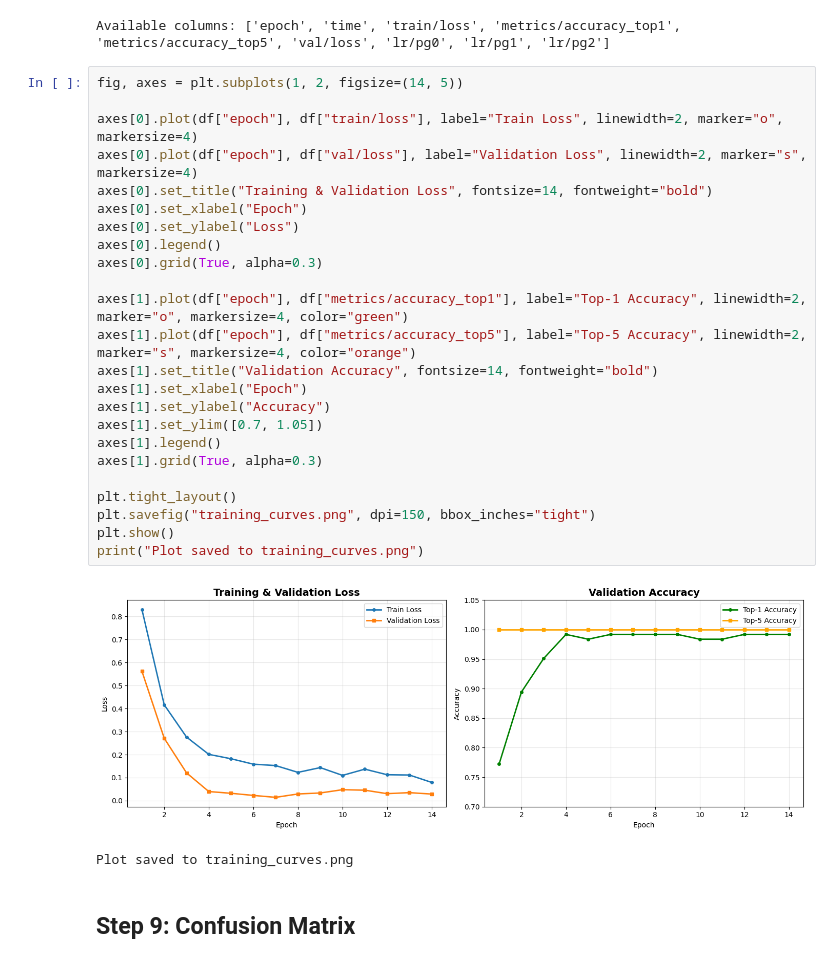
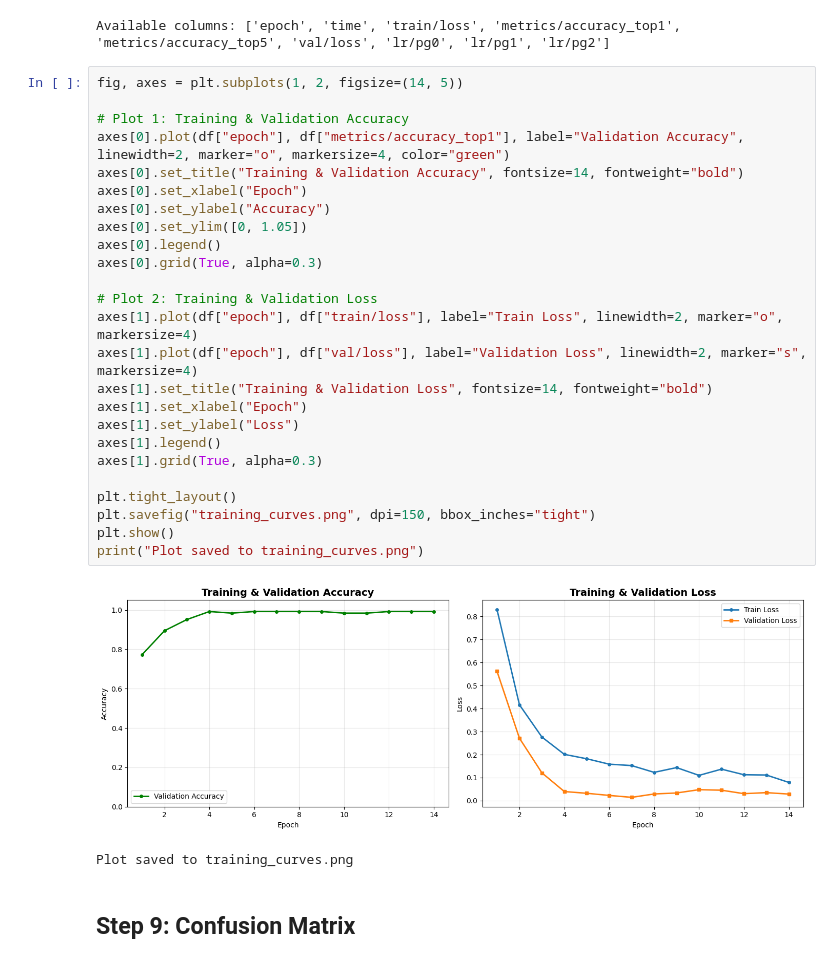
Before and after one commit to leonnmarcoo/CCDEPLRL_COM232_PROJECT, a Jupyter notebook: improved_model3.ipynb, the cells around one changed output. Drawn from its saved outputs; the diff is of its cells as text.

```diff
--- a/improved_model3.ipynb
+++ b/improved_model3.ipynb
@@ -175,29 +175,30 @@ Available columns: ['epoch', 'time', 'train/loss', 'metrics/accuracy_top1', 'met
 # %%
 fig, axes = plt.subplots(1, 2, figsize=(14, 5))
 
-axes[0].plot(df["epoch"], df["train/loss"], label="Train Loss", linewidth=2, marker="o", markersize=4)
-axes[0].plot(df["epoch"], df["val/loss"], label="Validation Loss", linewidth=2, marker="s", markersize=4)
-axes[0].set_title("Training & Validation Loss", fontsize=14, fontweight="bold")
+# Plot 1: Training & Validation Accuracy
+axes[0].plot(df["epoch"], df["metrics/accuracy_top1"], label="Validation Accuracy", linewidth=2, marker="o", markersize=4, color="green")
+axes[0].set_title("Training & Validation Accuracy", fontsize=14, fontweight="bold")
 axes[0].set_xlabel("Epoch")
-axes[0].set_ylabel("Loss")
+axes[0].set_ylabel("Accuracy")
+axes[0].set_ylim([0, 1.05])
 axes[0].legend()
 axes[0].grid(True, alpha=0.3)
 
-axes[1].plot(df["epoch"], df["metrics/accuracy_top1"], label="Top-1 Accuracy", linewidth=2, marker="o", markersize=4, color="green")
-axes[1].plot(df["epoch"], df["metrics/accuracy_top5"], label="Top-5 Accuracy", linewidth=2, marker="s", markersize=4, color="orange")
-axes[1].set_title("Validation Accuracy", fontsize=14, fontweight="bold")
+# Plot 2: Training & Validation Loss
+axes[1].plot(df["epoch"], df["train/loss"], label="Train Loss", linewidth=2, marker="o", markersize=4)
+axes[1].plot(df["epoch"], df["val/loss"], label="Validation Loss", linewidth=2, marker="s", markersize=4)
+axes[1].set_title("Training & Validation Loss", fontsize=14, fontweight="bold")
 axes[1].set_xlabel("Epoch")
-axes[1].set_ylabel("Accuracy")
-axes[1].set_ylim([0.7, 1.05])
+axes[1].set_ylabel("Loss")
 axes[1].legend()
 axes[1].grid(True, alpha=0.3)
 
 plt.tight_layout()
 plt.savefig("training_curves.png", dpi=150, bbox_inches="tight")
 plt.show()
 print("Plot saved to training_curves.png")
 # %% [output]
-[figure, old version]
+[figure, new version]
 Plot saved to training_curves.png
 # %% [markdown]
 ## **Step 9: Confusion Matrix**
```
Also changed, not shown: parts of 2 cells of this notebook, 16 other files.
